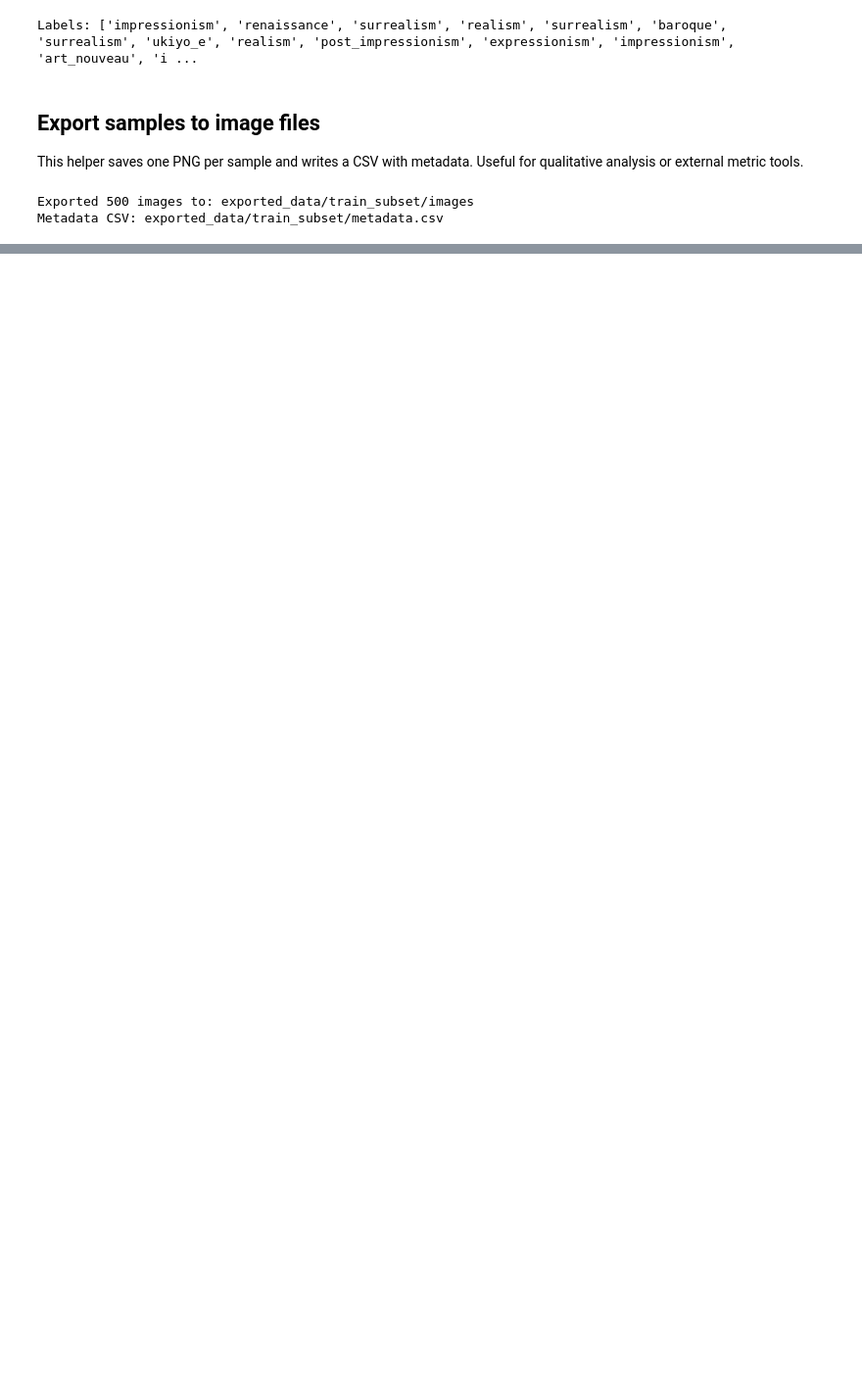
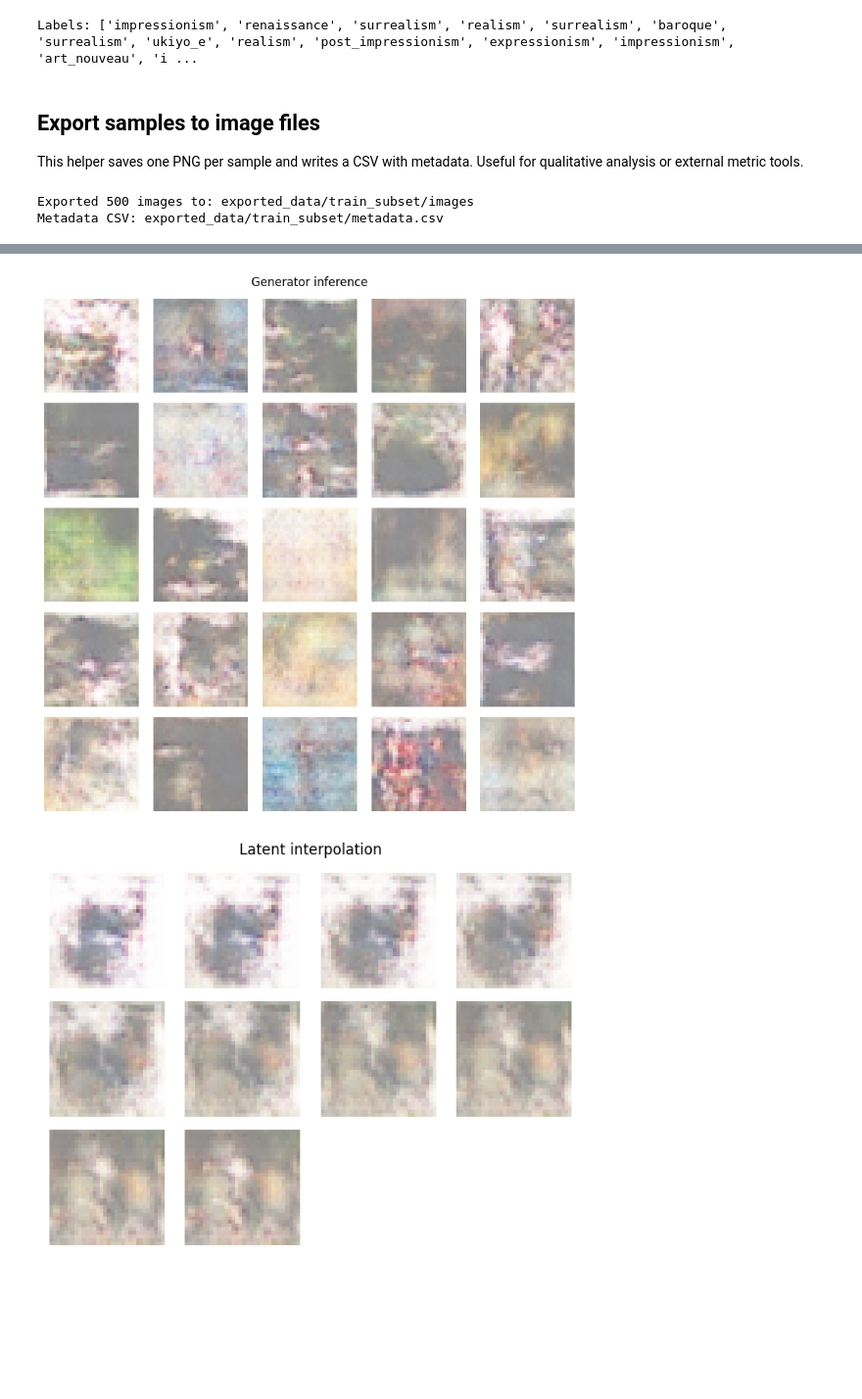
Before and after one commit to Leossilva099/artbench-generative-benchmark, a Jupyter notebook: TP1-alunos-src-only/student_start_pack/ArtBench10_Student_Start_Pack.ipynb, the cells around one changed output, grey strips where cells are left out. Shown at 98% size. Saved outputs shown, nothing was run; the diff lists cells and outputs as text; code cells hidden in the pictures; blank space fills up the shorter version.

Commit message:
Implemented vanilla DCGAN

```diff
--- a/TP1-alunos-src-only/student_start_pack/ArtBench10_Student_Start_Pack.ipynb
+++ b/TP1-alunos-src-only/student_start_pack/ArtBench10_Student_Start_Pack.ipynb
@@ -333,3 +333,13 @@ export_split_to_folder(train_loader, class_names, EXPORT_ROOT / 'train_subset',
 # %% [output]
 Exported 500 images to: exported_data/train_subset/images
 Metadata CSV: exported_data/train_subset/metadata.csv
+# %%
+def get_device():
+    if torch.cuda.is_available():
+        return torch.device('cuda')
+    if torch.backends.mps.is_available() and torch.backends.mps.is_built():
+        return torch.device('mps')
+    return torch.device('cpu')
+
+device=get_device()
+print(device)
@@ -335,0 +574,27 @@ Metadata CSV: exported_data/train_subset/metadata.csv
+# %%
+@torch.no_grad()
+def run_inference(generator, latent_dim, channels, n_samples=25, seed=123, title='Generator inference'):
+    torch.manual_seed(seed)
+    z = torch.randn(n_samples,latent_dim,device=device)
+    fake = generator(z)
+
+    show_image_grid(fake, channels=channels, title=title, n_show=n_samples)
+
+
+@torch.no_grad()
+def latent_walk(generator, latent_dim, channels, steps=10, title='Latent interpolation'):
+    z0 = torch.randn(1,latent_dim,device=device)
+    z1 = torch.randn(1,latent_dim,device=device)
+    alphas=torch.linspace(0,1,steps=steps,device=device).unsqueeze(1)
+    z = (1-alphas)*z0 + alphas*z1
+    fake = generator(z)
+
+    show_image_grid(fake, channels=channels, title=title, n_show=steps)
+# %%
+artBenchDCGAN_gen_infer, artBenchDCGAN_cfg, _ = load_dcgan_generator_for_inference('models/artBenchDCGAN.pt')
+
+run_inference(generator=artBenchDCGAN_gen_infer,latent_dim=artBenchDCGAN_cfg['latent_dim'],channels=artBenchDCGAN_cfg['channels'])
+latent_walk(generator=artBenchDCGAN_gen_infer,latent_dim=artBenchDCGAN_cfg['latent_dim'],channels=artBenchDCGAN_cfg['channels'],steps=10)
+# %% [output]
+[figure, added]
+[figure, added]
```
Also changed, not shown: parts of 6 cells of this notebook, 1 other file.
